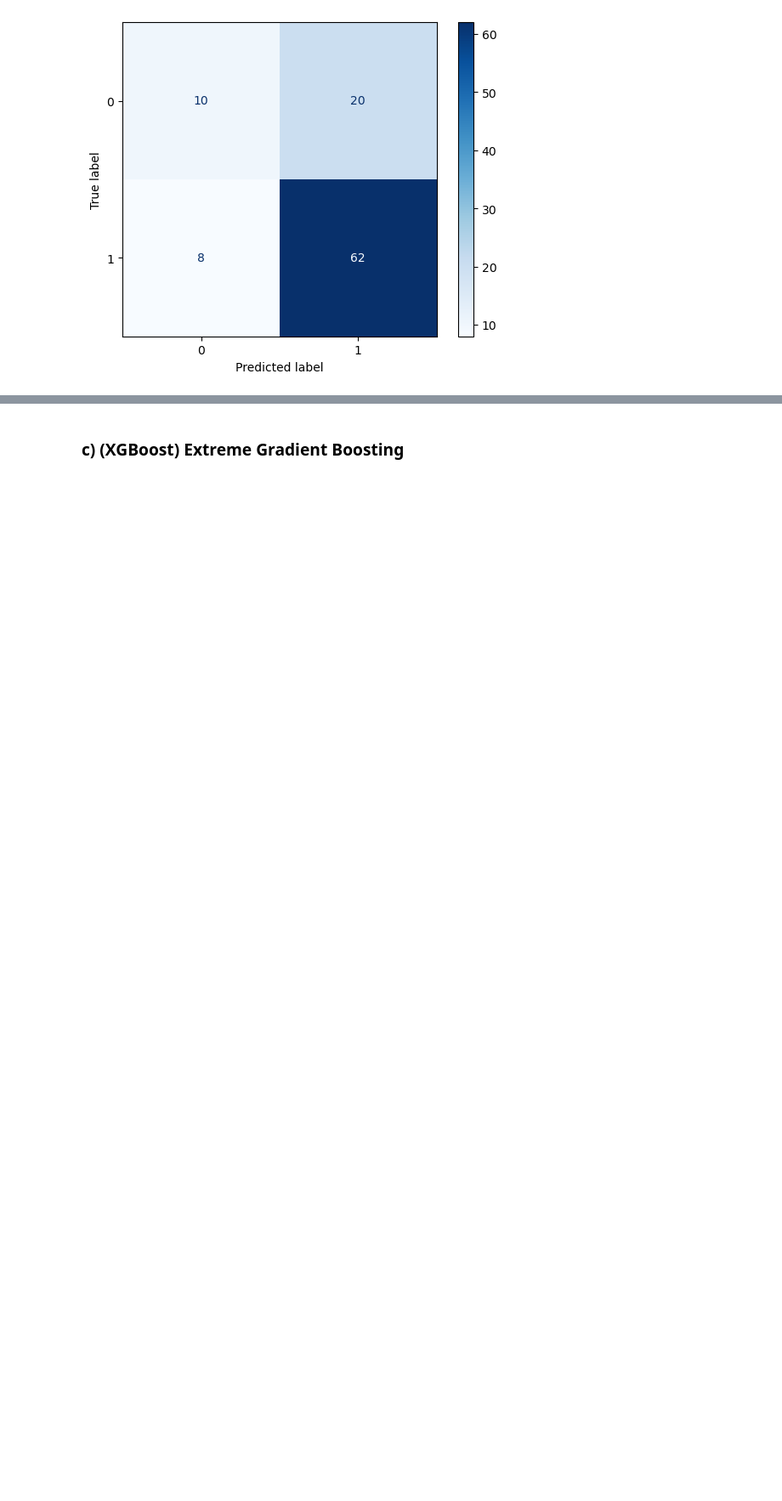
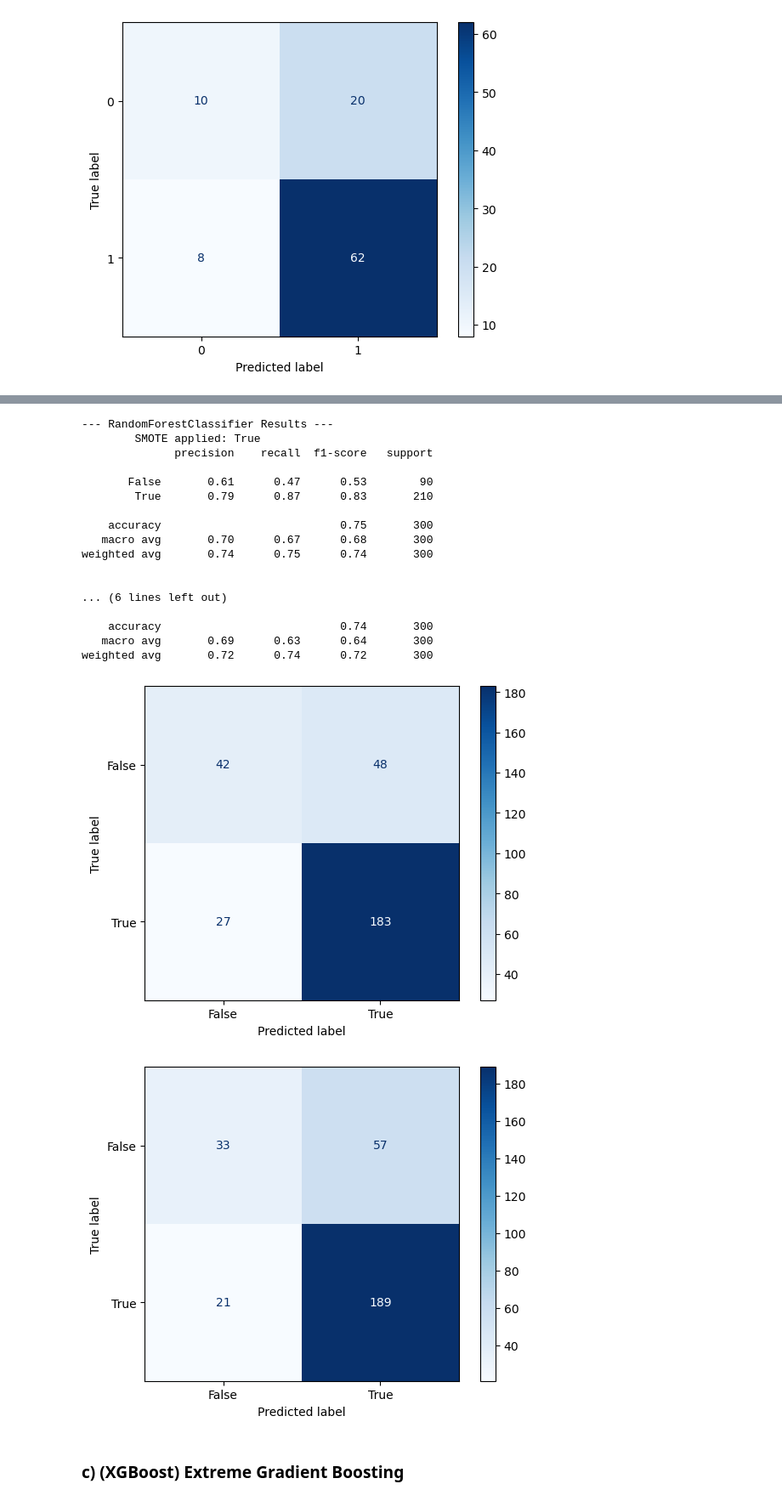
Before and after one commit to feed0/german-credit-data, a Jupyter notebook: python/src/2_fayaad_3_datamining_1_trees.ipynb, the cells around one changed output, grey strips where cells are left out. Shown at 85% size. Saved outputs shown, nothing was run; the diff lists cells and outputs as text; code cells hidden in the pictures; blank space fills up the shorter version.

Commit message:
raw 30% modeling

```diff
--- a/python/src/2_fayaad_3_datamining_1_trees.ipynb
+++ b/python/src/2_fayaad_3_datamining_1_trees.ipynb
@@ -188,2 +219,26 @@ weighted avg       0.70      0.72      0.70       100
+# %%
+# RF Raw 30% Data
+fit_predict_metrics(random_forest_model,  is_using_smote=True,  X_train=X_TRAIN_RAW_30_RESAMPLED, y_train=Y_TRAIN_RAW_30_RESAMPLED, X_test=X_TEST_RAW_30, y_test=Y_TEST_RAW_30)
+fit_predict_metrics(random_forest_model,  is_using_smote=False, X_train=X_TRAIN_RAW_30,           y_train=Y_TRAIN_RAW_30,           X_test=X_TEST_RAW_30, y_test=Y_TEST_RAW_30)
+# %% [output]
+--- RandomForestClassifier Results ---
+        SMOTE applied: True
+              precision    recall  f1-score   support
+
+       False       0.61      0.47      0.53        90
+        True       0.79      0.87      0.83       210
+
+    accuracy                           0.75       300
+   macro avg       0.70      0.67      0.68       300
+weighted avg       0.74      0.75      0.74       300
+
+
+... (6 lines left out)
+
+    accuracy                           0.74       300
+   macro avg       0.69      0.63      0.64       300
+weighted avg       0.72      0.74      0.72       300
+[figure, added]
+[figure, added]
 # %% [markdown]
 ### c) (XGBoost) Extreme Gradient Boosting
```
Also changed, not shown: parts of 18 cells of this notebook, 1 other file.
